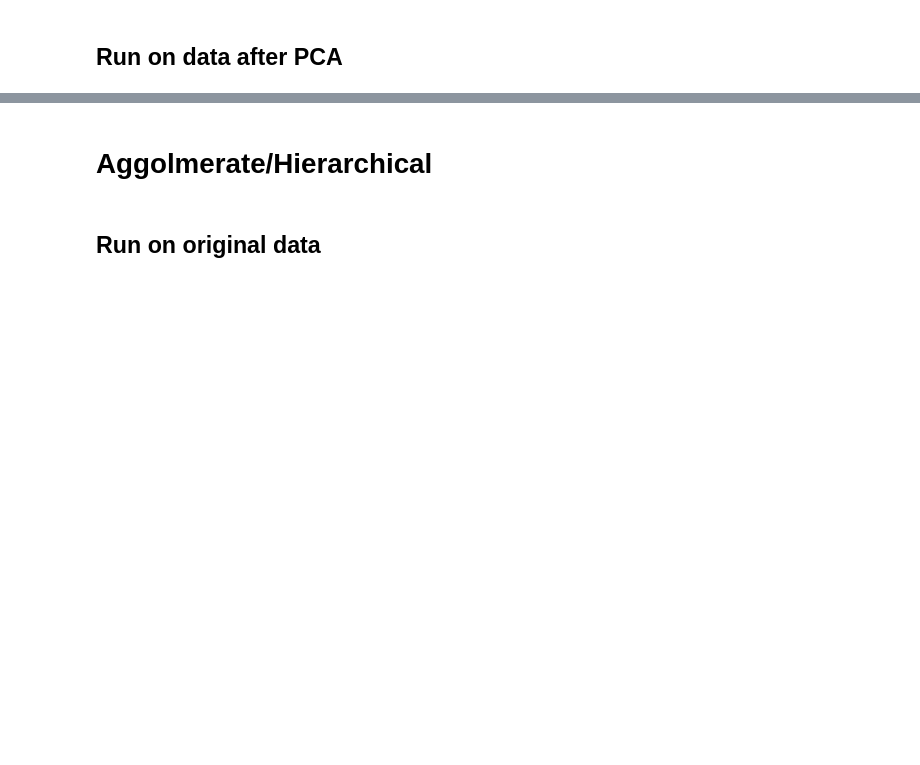
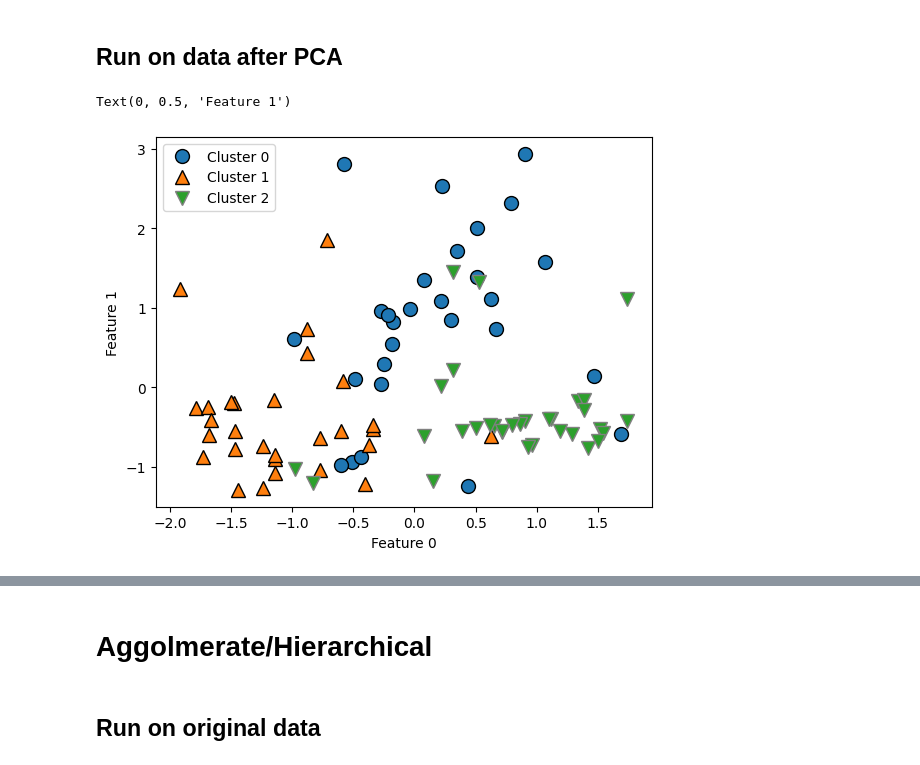
Before and after one commit to coughlinjennie/data71200, a Jupyter notebook: data71200class8lab.ipynb, the cells around one changed output, grey strips where cells are left out. Drawn from its saved outputs; the diff is of its cells as text; code cells hidden in the pictures; blank space fills up the shorter version.

```diff
--- a/data71200class8lab.ipynb
+++ b/data71200class8lab.ipynb
@@ -87,7 +125,19 @@ plt.ylabel("Feature 1")
 ## Run on data after PCA
 # %%
 # instantiate an instance of k-Means
+kmeans = KMeans(n_clusters=3)
+
+kmeans.fit(X_train_scaled)
 
 # get assignments (labels)
+assignments=kmeans.labels_
 
 # plot a scatter matrix of the results
+
+mglearn.discrete_scatter(X_train_scaled[:, 0], X_train_scaled[:, 1], assignments)
+plt.legend(["Cluster 0", "Cluster 1", "Cluster 2"], loc="best")
+plt.xlabel("Feature 0")
+plt.ylabel("Feature 1")
+# %% [output]
+Text(0, 0.5, 'Feature 1')
+[figure, added]
```
Also changed, not shown: parts of 7 cells of this notebook.
